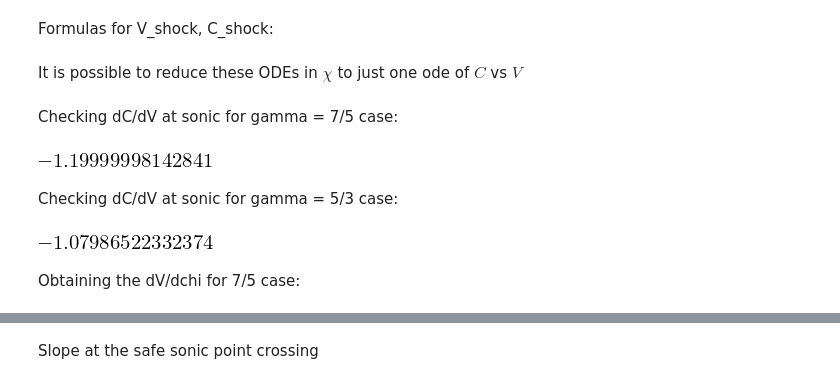
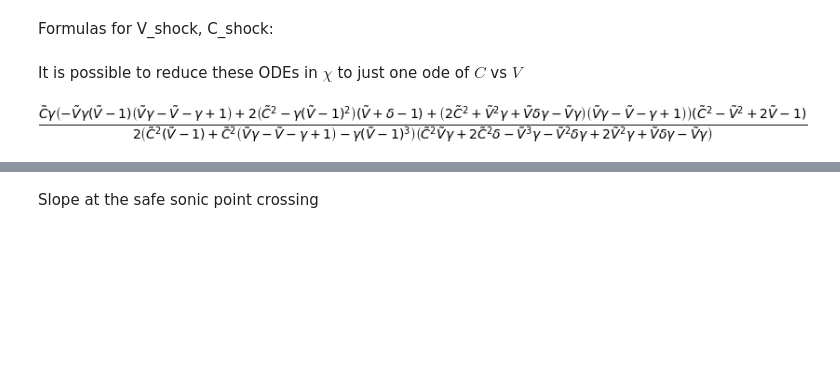
Before and after one commit to bolverk/cratering_problem, a Jupyter notebook: testing_zeldovich.ipynb, the cells around one changed output, grey strips where cells are left out. Drawn from its saved outputs; the diff is of its cells as text; code cells hidden in the pictures; blank space fills up the shorter version.

```diff
--- a/testing_zeldovich.ipynb
+++ b/testing_zeldovich.ipynb
@@ -95,33 +96,12 @@ It is possible to reduce these ODEs in $\chi$ to just one ode of $C$ vs $V$
 # %%
 V_tilde = sympy.Symbol(r'\tilde{V}')
 C_tilde = sympy.Symbol(r'\tilde{C}')
 temp = C(chi).diff(chi)/V(chi).diff(chi)
 temp = temp.subs(dimles_derivatives)
 temp = temp.subs(V(chi), V_tilde)
 temp = temp.subs(C(chi), C_tilde)
 temp = temp.simplify()
 dCdV = temp
+dCdV
+# %% [output]
+[figure, added]
-# %% [markdown]
-Checking dC/dV at sonic for gamma = 7/5 case:
-# %%
-dVs = sympy.Symbol('dVs') #special difference variable, delta V_sonic
-alpha = sympy.Symbol('alpha') #slope of dCdv
-temp  = dCdV.subs(V_tilde, dVs + 2/(2-gamma)).subs(C_tilde, alpha*dVs - gamma/(2-gamma))
-temp = temp.subs(dVs, 1e-6).subs(delta, -2./3.).subs(gamma, 7./5.)
-slope_solve = sympy.solve(temp - alpha, alpha)
-slope_solve[0] #great!
-# %% [output]
-[figure, removed]
-# %% [markdown]
-Checking dC/dV at sonic for gamma = 5/3 case:
-# %%
-dVs = sympy.Symbol('dVs') #special difference variable, delta V_sonic
-alpha = sympy.Symbol('alpha') #slope of dCdv
-temp  = dCdV.subs(V_tilde, dVs + 2/(2-gamma)).subs(C_tilde, alpha*dVs - gamma/(2-gamma))
-temp = temp.subs(dVs, 1e-6).subs(delta, -0.6).subs(gamma, 5./3.)
-slope_solve = sympy.solve(temp - alpha, alpha)
-slope_solve[0] #great!
-# %% [output]
-[figure, removed]
-# %% [markdown]
-Obtaining the dV/dchi for 7/5 case:
```
Also changed, not shown: parts of 62 cells of this notebook.
